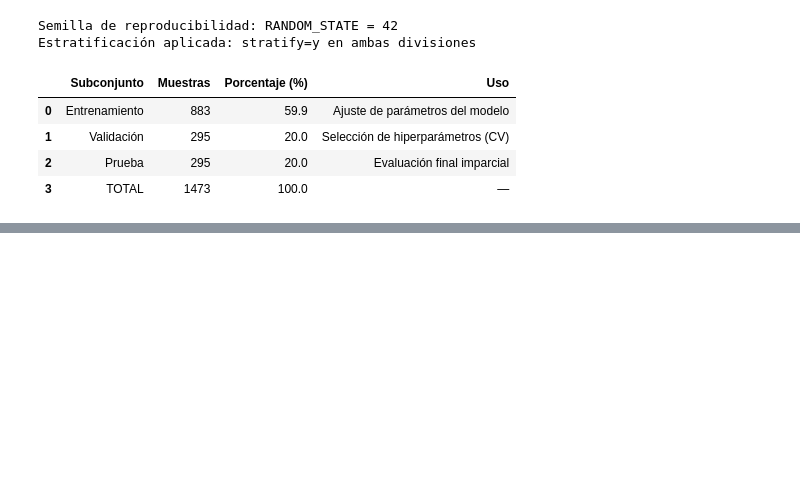
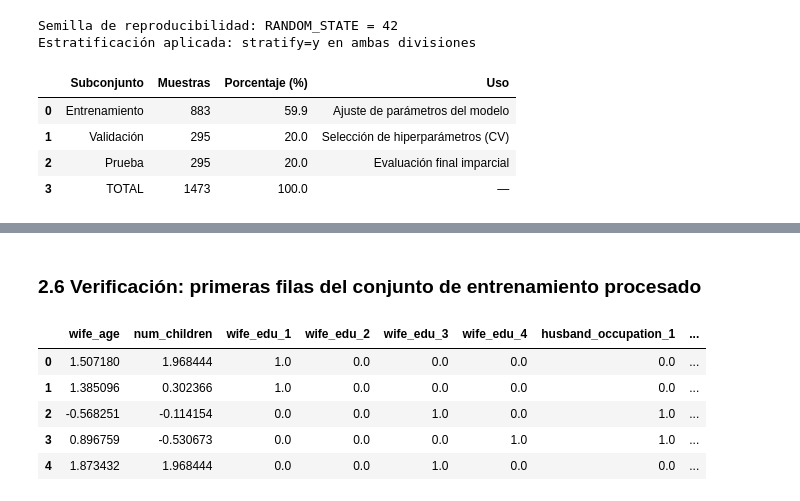
Before and after one commit to VivianaCastro2002/Tarea6_Ing_Datos, a Jupyter notebook: experimento.ipynb, the cells around one changed output, grey strips where cells are left out. Drawn from its saved outputs; the diff is of its cells as text; code cells hidden in the pictures; blank space fills up the shorter version.

```diff
--- a/experimento.ipynb
+++ b/experimento.ipynb
@@ -220,0 +339,13 @@ Estratificación aplicada: stratify=y en ambas divisiones
+# %% [markdown]
+### 2.6 Verificación: primeras filas del conjunto de entrenamiento procesado
+# %%
+# Convertir a DataFrame para facilitar la lectura
+df_train_proc = pd.DataFrame(X_train_proc, columns=columnas_procesadas)
+df_train_proc.head()
+# %% [output]
+|  | wife_age | num_children | wife_edu_1 | wife_edu_2 | wife_edu_3 | wife_edu_4 | husband_occupation_1 | ... |
+| 0 | 1.507180 | 1.968444 | 1.0 | 0.0 | 0.0 | 0.0 | 0.0 | ... |
+| 1 | 1.385096 | 0.302366 | 1.0 | 0.0 | 0.0 | 0.0 | 0.0 | ... |
+| 2 | -0.568251 | -0.114154 | 0.0 | 0.0 | 1.0 | 0.0 | 1.0 | ... |
+| 3 | 0.896759 | -0.530673 | 0.0 | 0.0 | 0.0 | 1.0 | 1.0 | ... |
+| 4 | 1.873432 | 1.968444 | 0.0 | 0.0 | 1.0 | 0.0 | 0.0 | ... |
```
Also changed, not shown: parts of 22 cells of this notebook.
